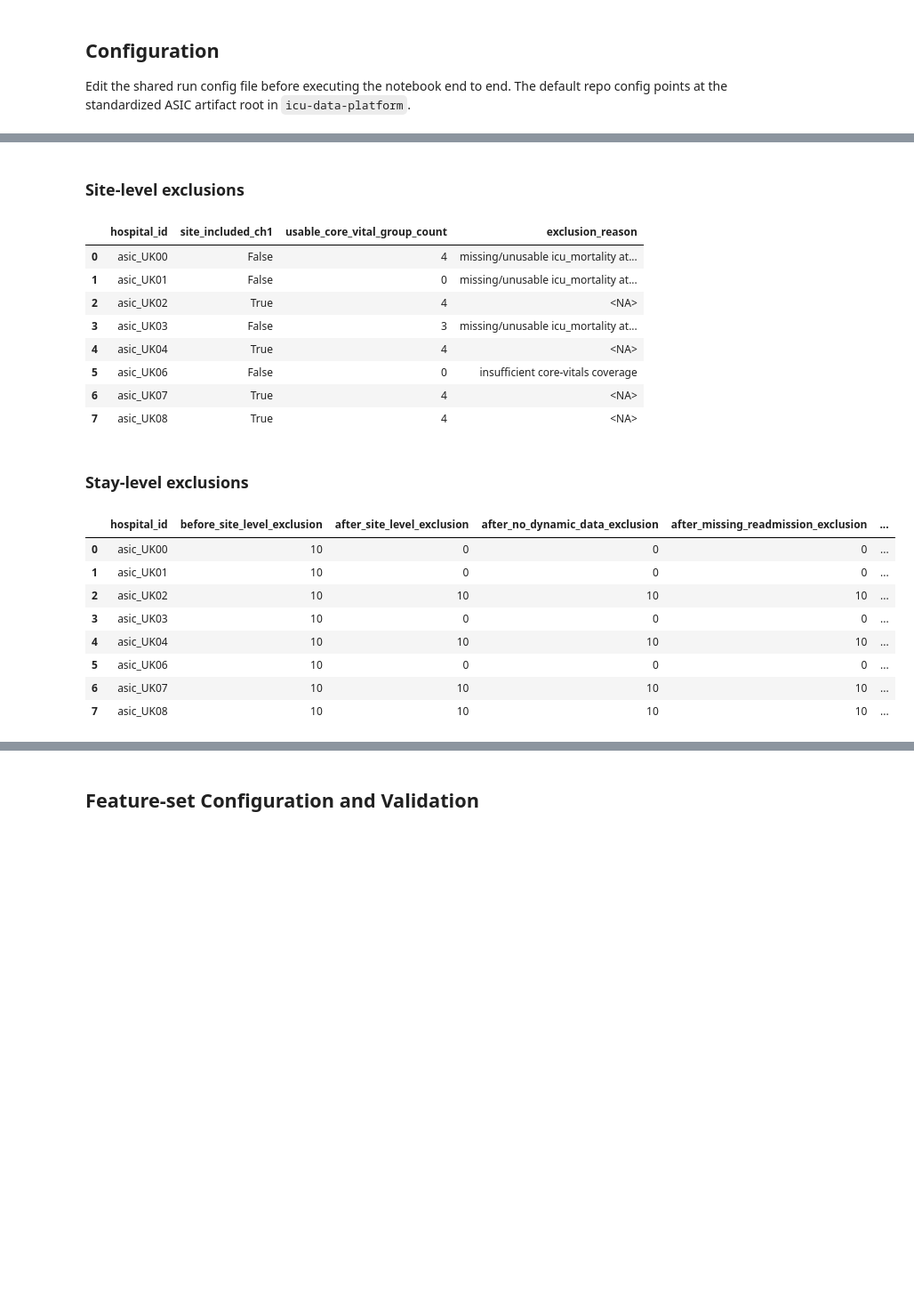
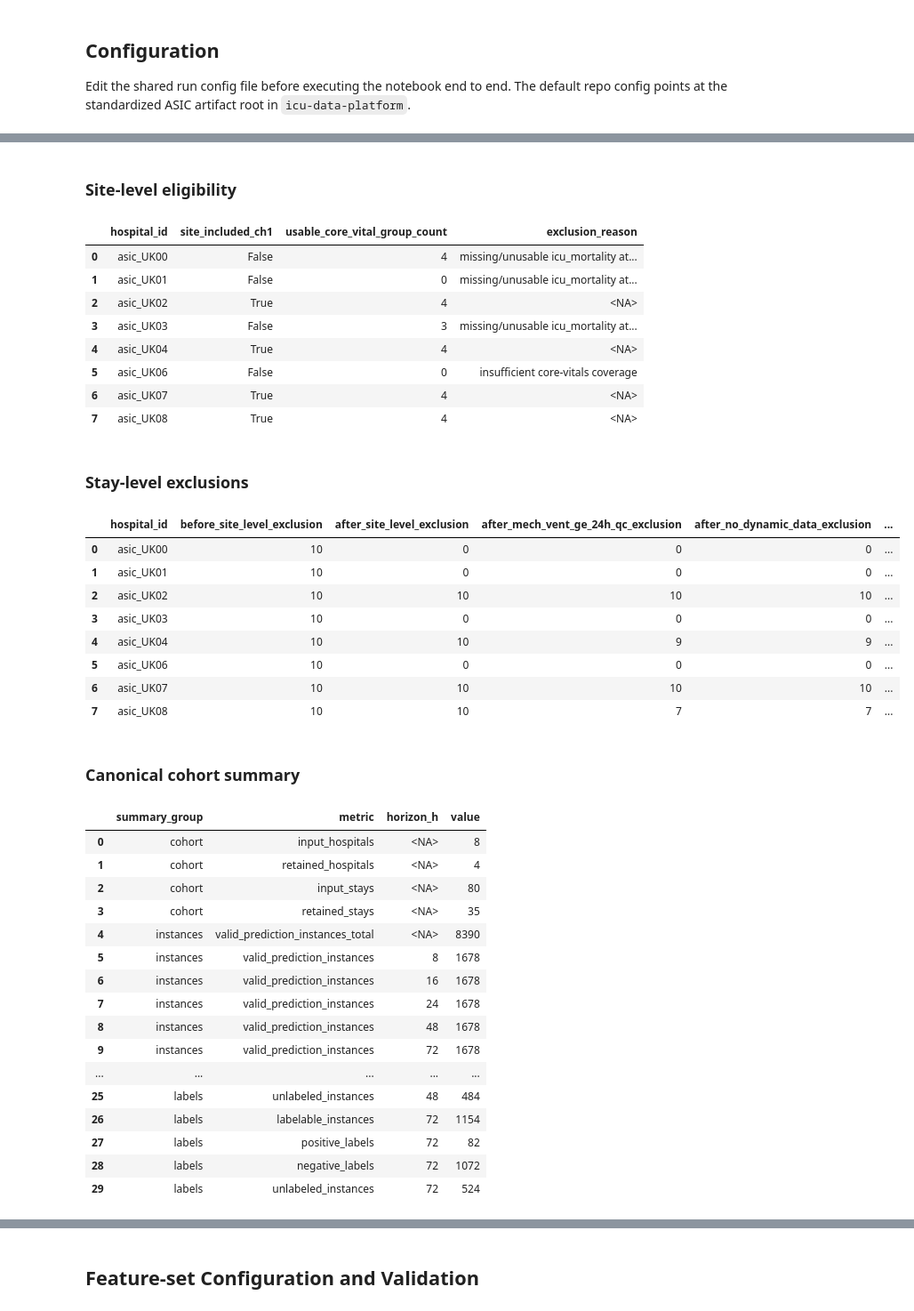
Before and after one commit to joameyer/1-mortality-decomposition, a Jupyter notebook: notebooks/ch1_preprocessing_runbook.ipynb, the cells around one changed output, grey strips where cells are left out. Shown at 89% size. Saved outputs shown, nothing was run; the diff lists cells and outputs as text; code cells hidden in the pictures; blank space fills up the shorter version.

```diff
--- a/notebooks/ch1_preprocessing_runbook.ipynb
+++ b/notebooks/ch1_preprocessing_runbook.ipynb
@@ -125,22 +108,21 @@ display(artifact_overview)
+# %%
+dataset = build_chapter1_dataset(inputs, config=config)
 # %%
-cohort = build_chapter1_cohort(
-    static_harmonized=inputs.static_harmonized,
-    dynamic_harmonized=inputs.dynamic_harmonized,
-    stay_block_counts=inputs.stay_block_counts,
-    config=config,
-)
-
 display(Markdown("## Cohort QC"))
 display(pd.DataFrame([
     {
-        "retained_hospitals": cohort.retained_hospitals.shape[0],
-        "retained_stays": cohort.retained_stays.shape[0],
+        "retained_hospitals": dataset.cohort.retained_hospitals.shape[0],
+        "retained_stays": dataset.cohort.table.shape[0],
     }
 ]))
-display(Markdown("### Site-level exclusions"))
-display(cohort.site_eligibility[["hospital_id", "site_included_ch1", "usable_core_vital_group_count", "exclusion_reason"]])
+display(Markdown("### Site-level eligibility"))
+display(dataset.cohort.site_eligibility[["hospital_id", "site_included_ch1", "usable_core_vital_group_count", "exclusion_reason"]])
 display(Markdown("### Stay-level exclusions"))
-display(cohort.stay_exclusion_summary_by_hospital)
+display(dataset.cohort.stay_exclusion_summary_by_hospital)
+display(Markdown("### Canonical cohort summary"))
+display(dataset.cohort_summary)
+display(Markdown("### Verification checks"))
+display(dataset.verification_summary)
 # %% [output]
 ## Cohort QC
 |  | retained_hospitals | retained_stays |
@@ -148,20 +130,38 @@ display(cohort.stay_exclusion_summary_by_hospital)
-### Site-level exclusions
+### Site-level eligibility
 |  | hospital_id | site_included_ch1 | usable_core_vital_group_count | exclusion_reason |
 | 0 | asic_UK00 | False | 4 | missing/unusable icu_mortality at... |
 | 1 | asic_UK01 | False | 0 | missing/unusable icu_mortality at... |
 | 2 | asic_UK02 | True | 4 | <NA> |
 | 3 | asic_UK03 | False | 3 | missing/unusable icu_mortality at... |
 | 4 | asic_UK04 | True | 4 | <NA> |
 | 5 | asic_UK06 | False | 0 | insufficient core-vitals coverage |
 | 6 | asic_UK07 | True | 4 | <NA> |
 | 7 | asic_UK08 | True | 4 | <NA> |
 ### Stay-level exclusions
-|  | hospital_id | before_site_level_exclusion | after_site_level_exclusion | after_no_dynamic_data_exclusion | after_missing_readmission_exclusion | ... |
+|  | hospital_id | before_site_level_exclusion | after_site_level_exclusion | after_mech_vent_ge_24h_qc_exclusion | after_no_dynamic_data_exclusion | ... |
 | 0 | asic_UK00 | 10 | 0 | 0 | 0 | ... |
 | 1 | asic_UK01 | 10 | 0 | 0 | 0 | ... |
 | 2 | asic_UK02 | 10 | 10 | 10 | 10 | ... |
 | 3 | asic_UK03 | 10 | 0 | 0 | 0 | ... |
-| 4 | asic_UK04 | 10 | 10 | 10 | 10 | ... |
+| 4 | asic_UK04 | 10 | 10 | 9 | 9 | ... |
 | 5 | asic_UK06 | 10 | 0 | 0 | 0 | ... |
 | 6 | asic_UK07 | 10 | 10 | 10 | 10 | ... |
-| 7 | asic_UK08 | 10 | 10 | 10 | 10 | ... |
+| 7 | asic_UK08 | 10 | 10 | 7 | 7 | ... |
+### Canonical cohort summary
+|  | summary_group | metric | horizon_h | value |
+| 0 | cohort | input_hospitals | <NA> | 8 |
+| 1 | cohort | retained_hospitals | <NA> | 4 |
+| 2 | cohort | input_stays | <NA> | 80 |
+| 3 | cohort | retained_stays | <NA> | 35 |
+| 4 | instances | valid_prediction_instances_total | <NA> | 8390 |
+| 5 | instances | valid_prediction_instances | 8 | 1678 |
+| 6 | instances | valid_prediction_instances | 16 | 1678 |
+| 7 | instances | valid_prediction_instances | 24 | 1678 |
+| 8 | instances | valid_prediction_instances | 48 | 1678 |
+| 9 | instances | valid_prediction_instances | 72 | 1678 |
+| ... | ... | ... | ... | ... |
+| 25 | labels | unlabeled_instances | 48 | 484 |
+| 26 | labels | labelable_instances | 72 | 1154 |
+| 27 | labels | positive_labels | 72 | 82 |
+| 28 | labels | negative_labels | 72 | 1072 |
+| 29 | labels | unlabeled_instances | 72 | 524 |
```
Also changed, not shown: parts of 10 cells of this notebook, 10 other files.
